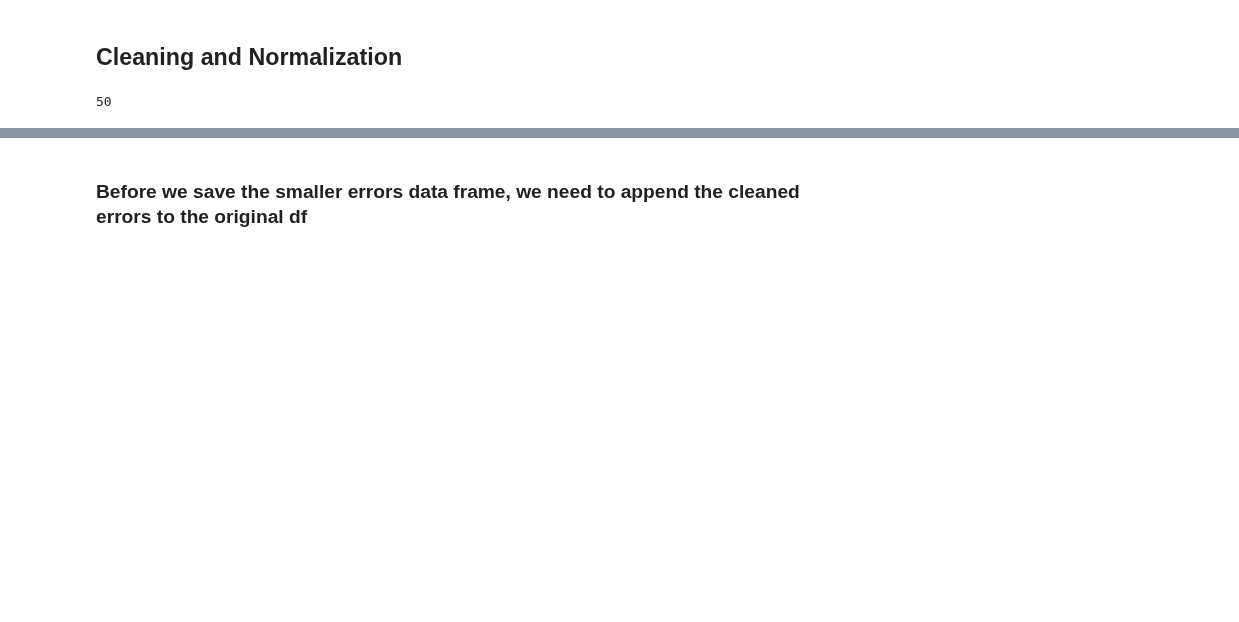
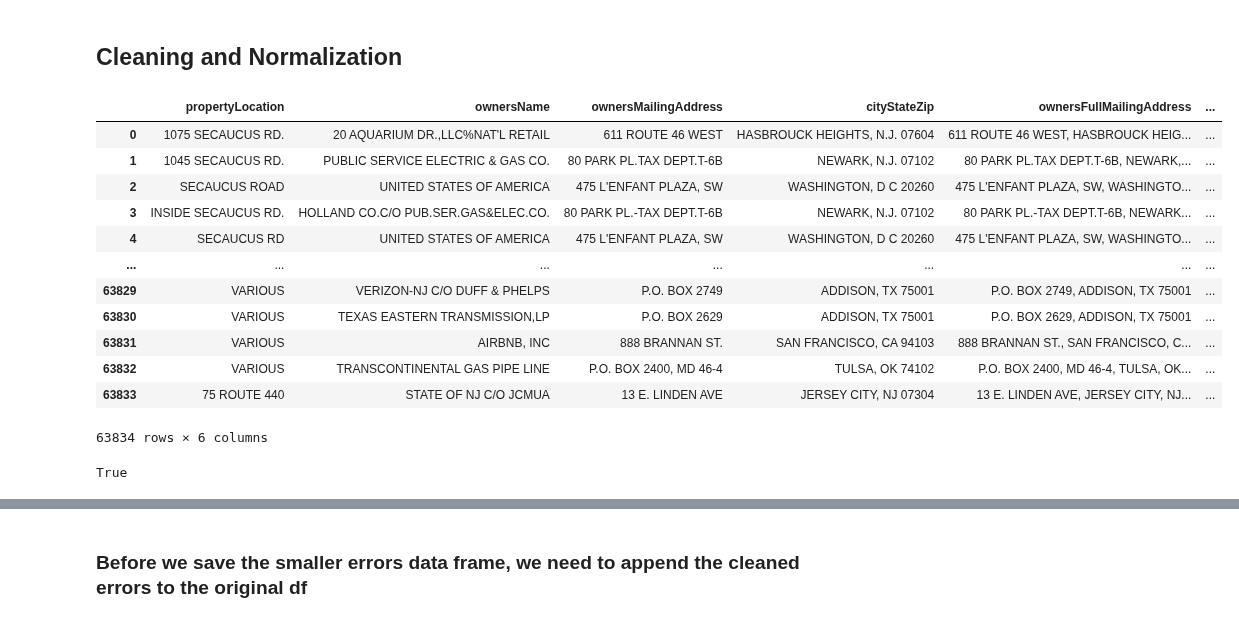
Before and after one commit to kylemichaelreaves/landlord_data, a Jupyter notebook: JC_residential.ipynb, the cells around one changed output, grey strips where cells are left out. Drawn from its saved outputs; the diff is of its cells as text; code cells hidden in the pictures; blank space fills up the shorter version.

```diff
--- a/JC_residential.ipynb
+++ b/JC_residential.ipynb
@@ -24,9 +27,25 @@ df['propertyFullAddress'] = df.propertyLocation + ' Jersey City, NJ'
+# %%
+df
+# %% [output]
+|  | propertyLocation | ownersName | ownersMailingAddress | cityStateZip | ownersFullMailingAddress | ... |
+| 0 | 1075 SECAUCUS RD. | 20 AQUARIUM DR.,LLC%NAT'L RETAIL | 611 ROUTE 46 WEST | HASBROUCK HEIGHTS, N.J. 07604 | 611 ROUTE 46 WEST, HASBROUCK HEIG... | ... |
+| 1 | 1045 SECAUCUS RD. | PUBLIC SERVICE ELECTRIC & GAS CO. | 80 PARK PL.TAX DEPT.T-6B | NEWARK, N.J. 07102 | 80 PARK PL.TAX DEPT.T-6B, NEWARK,... | ... |
+| 2 | SECAUCUS ROAD | UNITED STATES OF AMERICA | 475 L'ENFANT PLAZA, SW | WASHINGTON, D C 20260 | 475 L'ENFANT PLAZA, SW, WASHINGTO... | ... |
+| 3 | INSIDE SECAUCUS RD. | HOLLAND CO.C/O PUB.SER.GAS&ELEC.CO. | 80 PARK PL.-TAX DEPT.T-6B | NEWARK, N.J. 07102 | 80 PARK PL.-TAX DEPT.T-6B, NEWARK... | ... |
+| 4 | SECAUCUS RD | UNITED STATES OF AMERICA | 475 L'ENFANT PLAZA, SW | WASHINGTON, D C 20260 | 475 L'ENFANT PLAZA, SW, WASHINGTO... | ... |
+| ... | ... | ... | ... | ... | ... | ... |
+| 63829 | VARIOUS | VERIZON-NJ C/O DUFF & PHELPS | P.O. BOX 2749 | ADDISON, TX 75001 | P.O. BOX 2749, ADDISON, TX 75001 | ... |
+| 63830 | VARIOUS | TEXAS EASTERN TRANSMISSION,LP | P.O. BOX 2629 | ADDISON, TX 75001 | P.O. BOX 2629, ADDISON, TX 75001 | ... |
+| 63831 | VARIOUS | AIRBNB, INC | 888 BRANNAN ST. | SAN FRANCISCO, CA 94103 | 888 BRANNAN ST., SAN FRANCISCO, C... | ... |
+| 63832 | VARIOUS | TRANSCONTINENTAL GAS PIPE LINE | P.O. BOX 2400, MD 46-4 | TULSA, OK 74102 | P.O. BOX 2400, MD 46-4, TULSA, OK... | ... |
+| 63833 | 75 ROUTE 440 | STATE OF NJ C/O JCMUA | 13 E. LINDEN AVE | JERSEY CITY, NJ 07304 | 13 E. LINDEN AVE, JERSEY CITY, NJ... | ... |
+63834 rows × 6 columns
 # %%
 geocode_errors = [i for i,e in enumerate(errors_df.gCode) if e == None]
 # %%
-len(geocode_errors)
+len(geocode_errors) == len(errors_df)
 # %% [output]
-50
+True
 # %%
 errors_df.iloc[geocode_errors]
 # %% [output]
```
Also changed, not shown: parts of 14 cells of this notebook, 6 other files.
